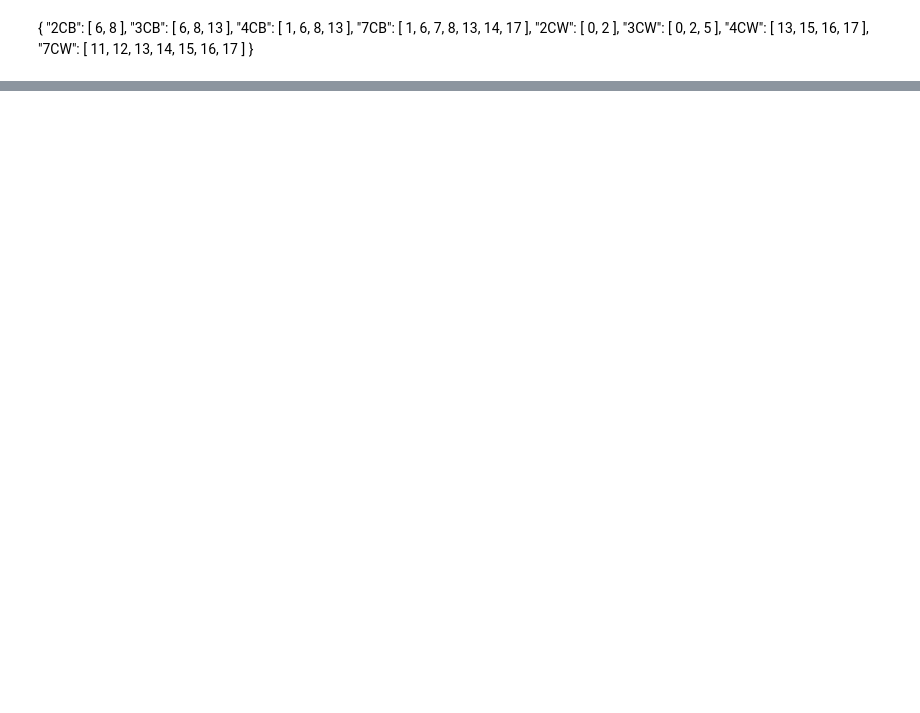
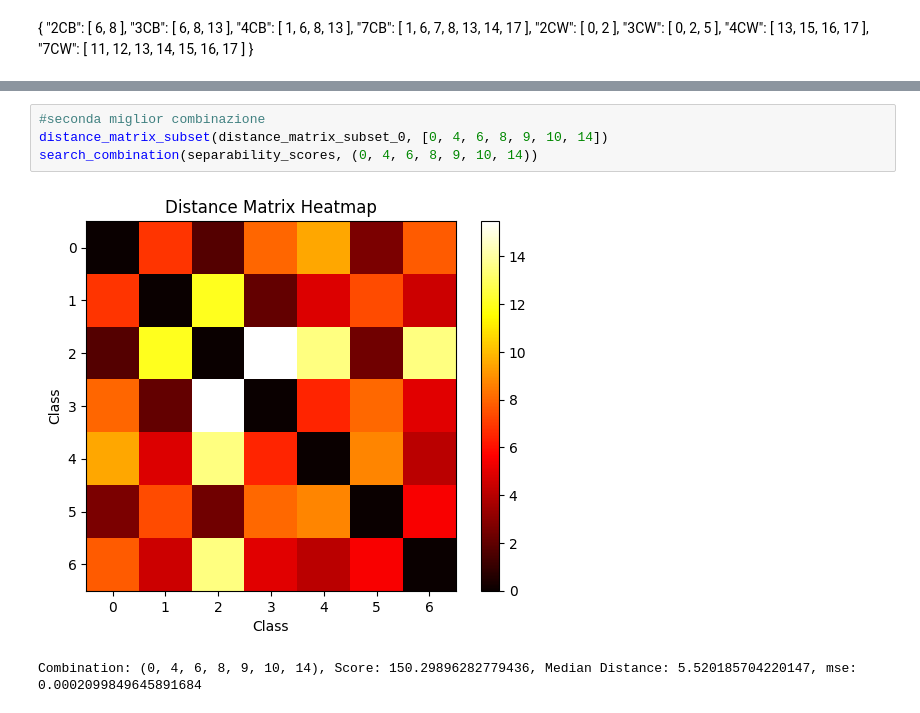
Before and after one commit to franzhd/snntorch_network, a Jupyter notebook: notebook/KDE_metrics.ipynb, the cells around one changed output, grey strips where cells are left out. Drawn from its saved outputs; the diff is of its cells as text; blank space fills up the shorter version.

```diff
--- a/notebook/KDE_metrics.ipynb
+++ b/notebook/KDE_metrics.ipynb
@@ -244,0 +252,7 @@ NameError: name 'distance_matrix' is not defined
+# %%
+#seconda miglior combinazione
+distance_matrix_subset(distance_matrix_subset_0, [0, 4, 6, 8, 9, 10, 14])
+search_combination(separability_scores, (0, 4, 6, 8, 9, 10, 14))
+# %% [output]
+[figure, added]
+Combination: (0, 4, 6, 8, 9, 10, 14), Score: 150.29896282779436, Median Distance: 5.520185704220147, mse: 0.0002099849645891684
```
Also changed, not shown: parts of 23 cells of this notebook, 7 other files.
